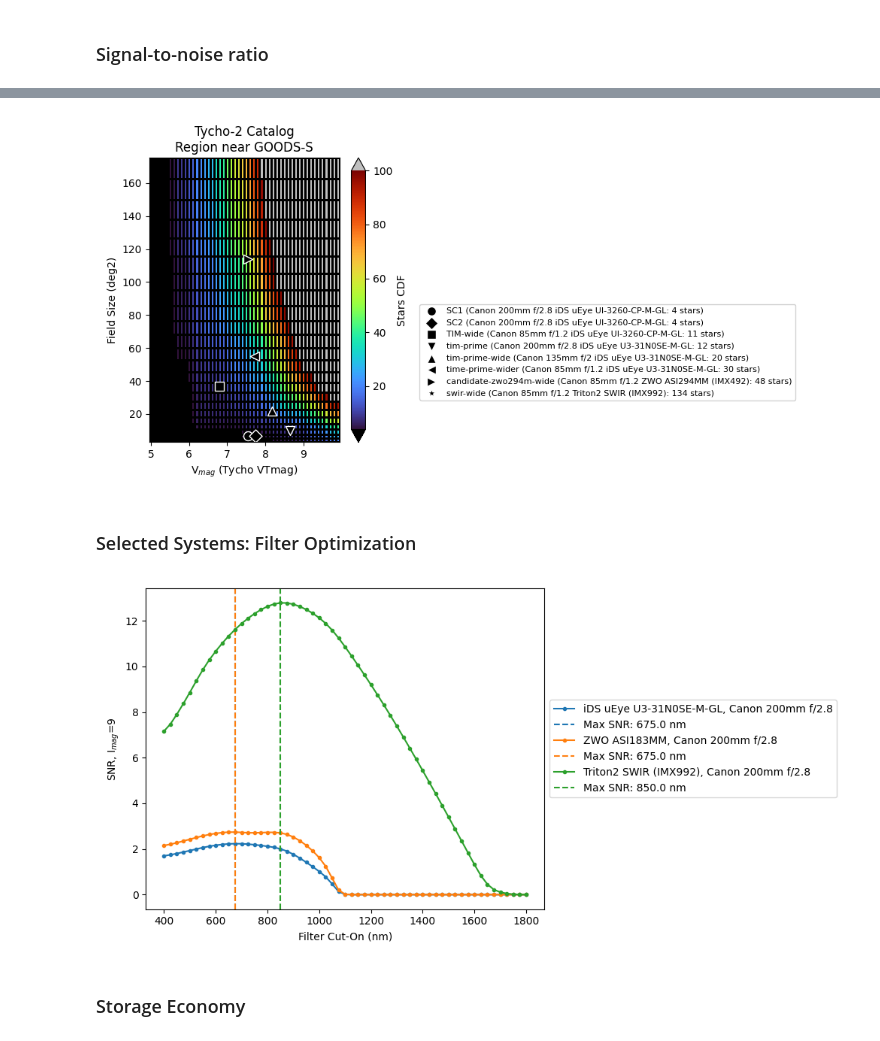
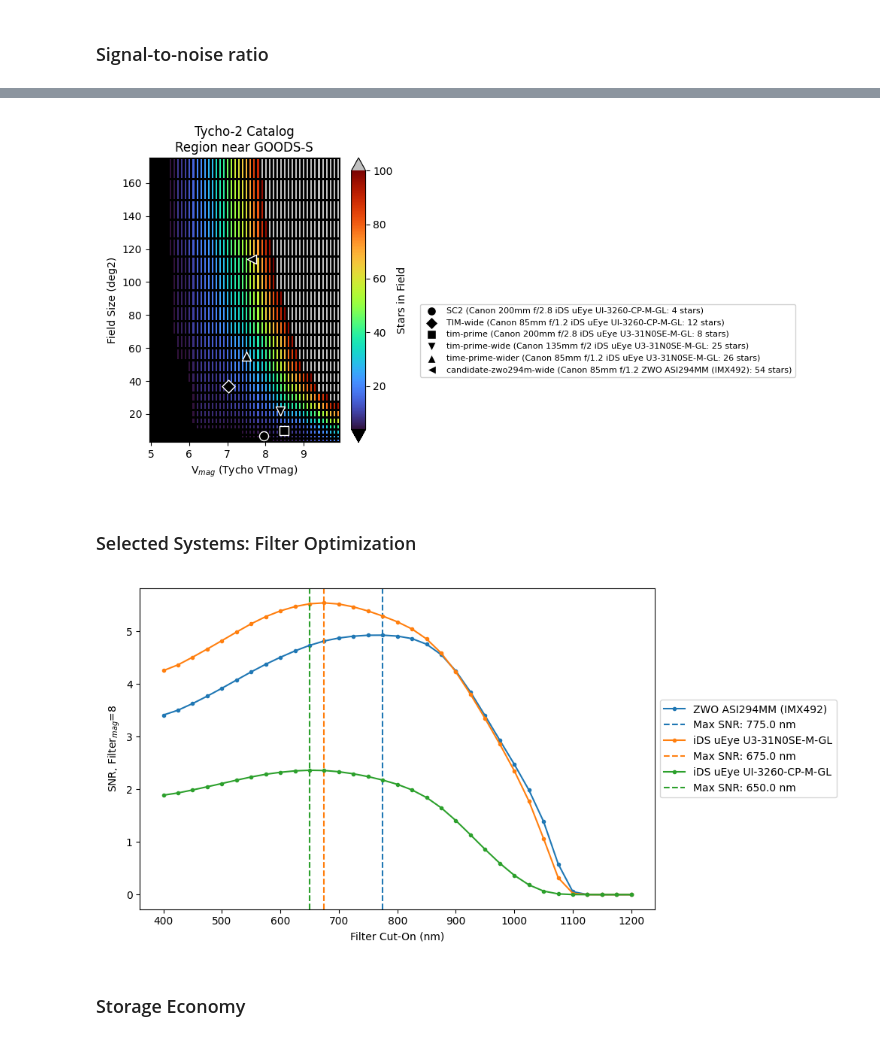
Before and after one commit to evanmayer/starcam-sim, a Jupyter notebook: starcam_trade_study.ipynb, the cells around one changed output, grey strips where cells are left out. Cells and saved outputs as stored; diff of their text form; code cells hidden in the pictures.

```diff
--- a/starcam_trade_study.ipynb
+++ b/starcam_trade_study.ipynb
@@ -305,7 +315,7 @@ cam_swir_wide = StarCamera(triton2_swir, canon_85_12, black850, name='swir-wide'
 cam_swir_ultrawide = StarCamera(triton2_swir, canon_50_12, black850, name='swir-ultrawide')
 
 cams = [
-    SC1,
+    # SC1,
     SC2,
     tim_wide,
     tim_prime,
@@ -320,7 +330,7 @@ cams = [
     # cam_qhy533m,
     # cam_qhy183m,
     # cam_swir,
-    cam_swir_wide,
+    # cam_swir_wide,
     # cam_swir_ultrawide,
     # cam_guide
 ]
@@ -454,7 +458,7 @@ fovs = np.arange(2, 13.5, 0.5) * u.deg
 xs = []
 hitss = []
 ecdfs = []
-for fov in fovs:
+for fov in fovs: # TODO: query only the largest region and crop in after query for subregions
     table = get_tycho_stars(region, fov, fov, mag_limit=10, nlimit=1000)
     hits = table['VTmag']
     hitss.append(hits)
@@ -465,7 +469,7 @@ for fov in fovs:
     ecdfs.append(y)
     print(fov)
     # Be nice to Vizier.
-    time.sleep(1)
+    time.sleep(.5)
 # %% [output]
 2.0 deg
 2.5 deg
@@ -525,6 +530,6 @@ fig.tight_layout()
 # %%
-# # Update the zero-point fluxes based on the stars in field and filters in use:
-# for cam in cams:
-#     F0_new = get_zero_point_flux(lambd, region, cam.fov[0], cam.fov[1], cam.filter)
-#     print(F0_new)
-#     cam.filter.zero_point_flux = F0_new
+# Update the zero-point fluxes based on the stars in field and filters in use:
+for cam in cams:
+    F0_new = get_zero_point_flux(lambd, region, cam.fov[0], cam.fov[1], cam.filter)
+    print(F0_new)
+    cam.filter.zero_point_flux = F0_new
@@ -535,22 +553,27 @@ fig, ax = plt.subplots(figsize=(12,5))
 linestyles = ['-', ':', '--']
 
 t_exp = 0.1 * u.s
-mags = np.arange(10., 6.4, -0.1)
-snr_limit = 3
+mags_Vtyc = np.arange(10., 6.4, -0.1)
+snr_limit = 2
 limiting_mags = {}
 for i, cam in enumerate(cams):
+    # convert tycho mags into our filter system mags for SNR calc in our filters
+    Teff = get_median_Teff(region, cam.fov[0], cam.fov[1])
+    print(Teff)
+    model_curve = get_model_flux_density(Teff)
+    mags = get_equivalent_mag(lambd, mags_Vtyc, tycho_v, cam.filter, model_curve)
     snrs = []
     for mag in mags:
         snrs.append(simple_snr_spectral(t_exp, lambd, mag, cam))
-    l, = ax.plot(mags, snrs, label=f'{cam.name} ({cam.lens.name} {cam.sensor.name})', linestyle=linestyles[i%len(linestyles)])
+    l, = ax.plot(mags_Vtyc, snrs, label=f'{cam.name} ({cam.lens.name} {cam.sensor.name})', linestyle=linestyles[i%len(linestyles)])
 
-    limiting_mag = calc_limiting_mag(snr_limit, mags, np.array(snrs))
+    limiting_mag = calc_limiting_mag(snr_limit, mags_Vtyc, np.array(snrs))
     ax.scatter(limiting_mag, snr_limit, color=l.get_color())
     limiting_mags[cam] = limiting_mag
 
 ax.axhline(snr_limit, linestyle='--', color='k')
 ax.axhline(5, linestyle=':', color='k')
-ax.set_xlabel('V-band star mag')
+ax.set_xlabel('Vmag (Tycho2)')
 ax.set_ylabel('SNR in StarCam Filter')
 ax.set_title(f't={t_exp:0.1f}')
 ax.grid()
@@ -572,7 +607,7 @@ fig, ax = plt.subplots(figsize=(10,5))
 cmap = plt.get_cmap('turbo').copy()
 cmap.set_extremes(under='k', over='silver')
 im = ax.pcolormesh(X, Y, Z, edgecolors='k', vmin=4, vmax=100, cmap=cmap)
-fig.colorbar(im, ax=ax, label='Stars CDF', extend='both')
+fig.colorbar(im, ax=ax, label='Stars in Field', extend='both')
 
 # identify cameras in mag/FoV parameter space
 marker_styles = ['o', 'D', 's', 'v', '^', '<', '>', '*']
@@ -600,38 +635,40 @@ ax.autoscale_view()
 fig.tight_layout()
 plt.show()
 # %% [output]
-[figure, old version]
+[figure, new version]
 # %% [markdown]
 ### Selected Systems: Filter Optimization
 # %%
 fig, ax = plt.subplots(figsize=(10,5))
 
-filt_sensors = [u3_31n0se, asi183mm, triton2_swir]
+_, unique_i = np.unique([cam.sensor.name for cam in cams], return_index=True)
+filt_sensors = [cams[i].sensor for i in unique_i]
+
 for i, sensor in enumerate(filt_sensors):
     snrs = []
     for filt in filter_array:
         cam = StarCamera(sensor, canon_200_28, filt, name=f'{sensor.name}-{filt.name}')
-        snrs.append(simple_snr_spectral(t_exp, lambd, 9, cam))
+        snrs.append(simple_snr_spectral(t_exp, lambd, 8, cam))
     ax.plot(
         [float(filter_array[i].name) for i in range(len(filter_array))],
         snrs,
         marker='.',
-        label=f'{cam.sensor.name}, {cam.lens.name}'
+        label=f'{cam.sensor.name}'
     )
     max_i = np.argmax(snrs)
     ax.axvline(
         float(filter_array[max_i].name),
         linestyle='--',
         color=f'C{i}',
         label=f'Max SNR: {float(filter_array[max_i].name)} nm'
     )
 
 ax.legend(loc='center left', bbox_to_anchor=(1, 0.5), fontsize=10)
 ax.set_xlabel('Filter Cut-On (nm)')
-ax.set_ylabel('SNR, I$_{mag}$=9')
+ax.set_ylabel('SNR, Filter$_{mag}$=8')
 fig.tight_layout()
 # %% [output]
-[figure, old version]
+[figure, new version]
 # %% [markdown]
 ### Storage Economy
 # %%
```
Also changed, not shown: parts of 12 cells of this notebook.
